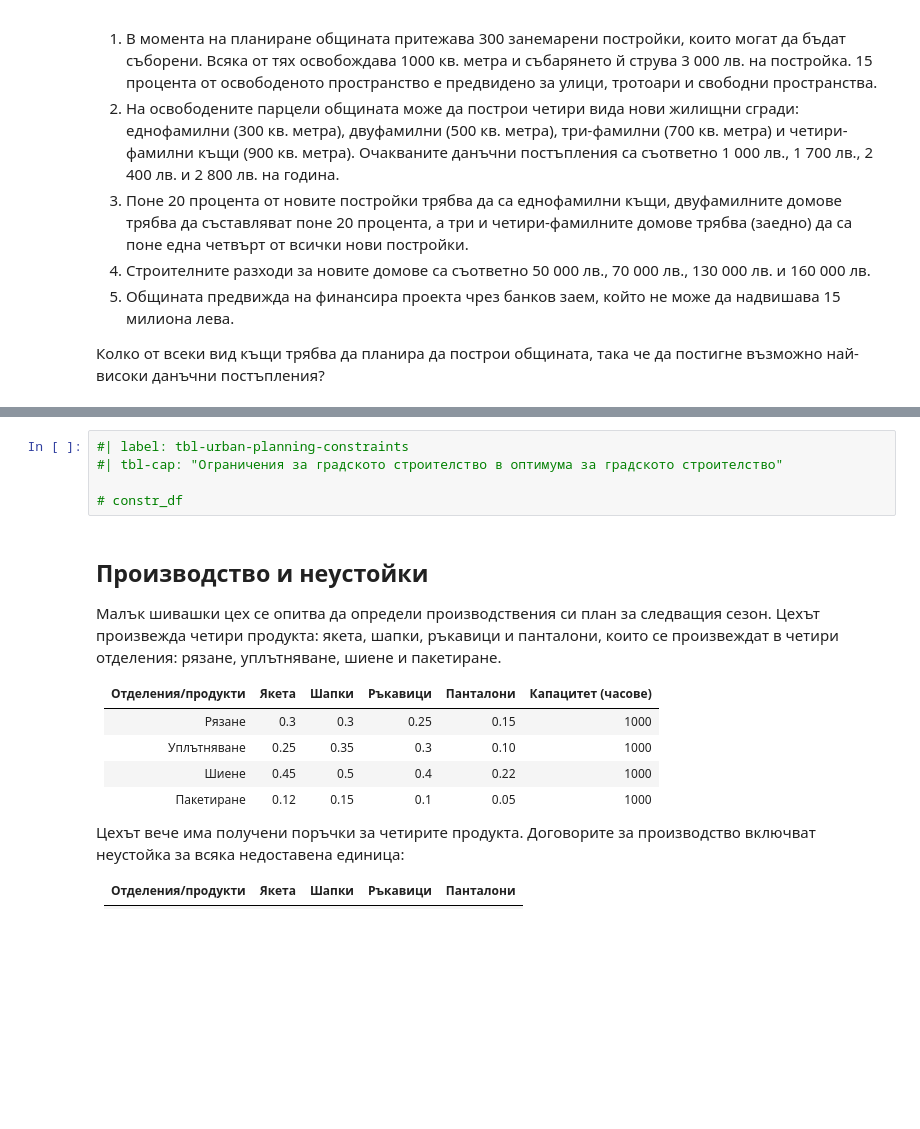
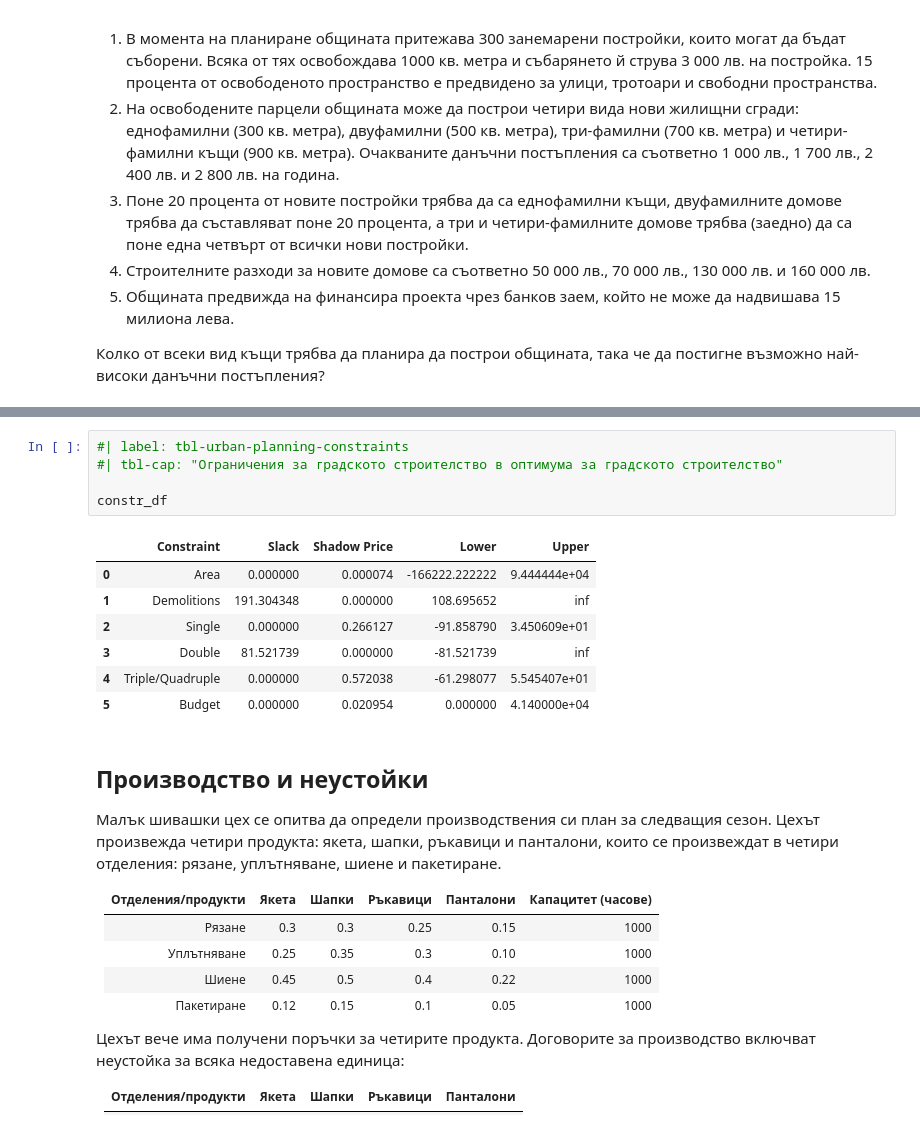
Before and after one commit to febse/opt2025, a Jupyter notebook: 00-Assignments/assignments.ipynb, the cells around one changed output, grey strips where cells are left out. Saved outputs shown, nothing was run; the diff lists cells and outputs as text; blank space fills up the shorter version.

```diff
--- a/00-Assignments/assignments.ipynb
+++ b/00-Assignments/assignments.ipynb
@@ -297,8 +312,16 @@ $$
 # %%
 #| label: tbl-urban-planning-constraints
 #| tbl-cap: "Ограничения за градското строителство в оптимума за градското строителство"
 
-# constr_df
+constr_df
+# %% [output]
+|  | Constraint | Slack | Shadow Price | Lower | Upper |
+| 0 | Area | 0.000000 | 0.000074 | -166222.222222 | 9.444444e+04 |
+| 1 | Demolitions | 191.304348 | 0.000000 | 108.695652 | inf |
+| 2 | Single | 0.000000 | 0.266127 | -91.858790 | 3.450609e+01 |
+| 3 | Double | 81.521739 | 0.000000 | -81.521739 | inf |
+| 4 | Triple/Quadruple | 0.000000 | 0.572038 | -61.298077 | 5.545407e+01 |
+| 5 | Budget | 0.000000 | 0.020954 | 0.000000 | 4.140000e+04 |
 # %% [markdown]
 
 
```
Also changed, not shown: parts of 6 cells of this notebook.
